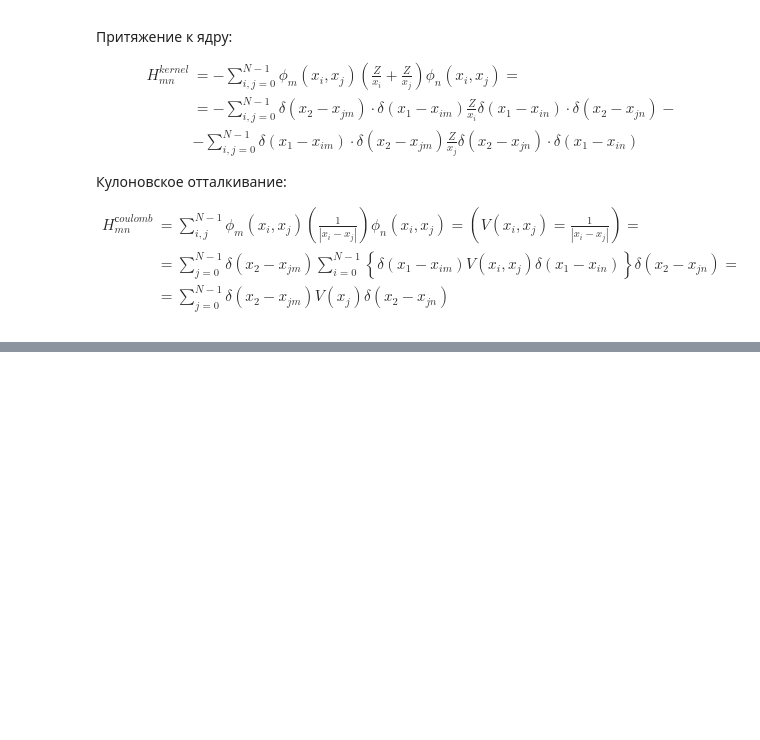
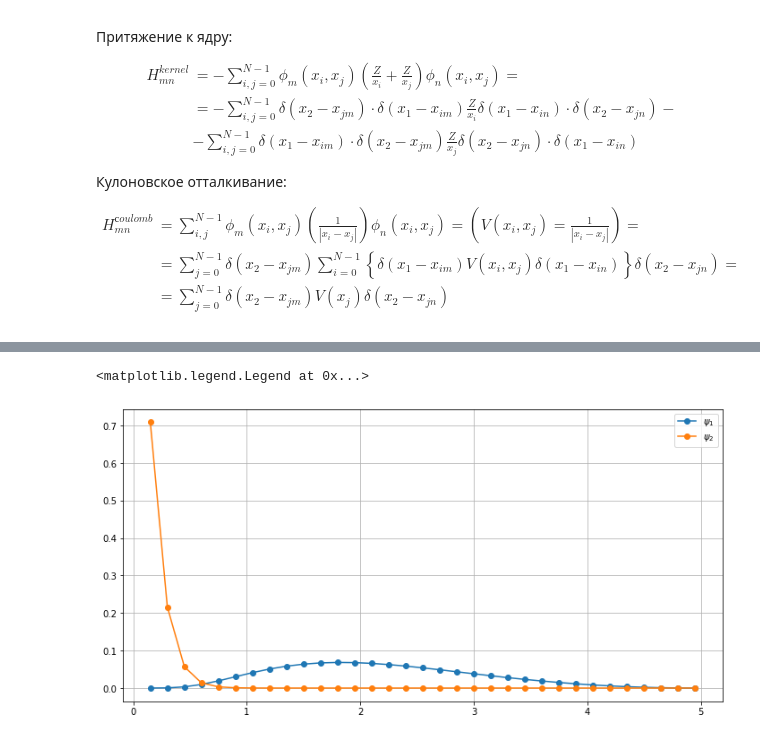
Before and after one commit to AlexLoner/Python_for_Science, a Jupyter notebook: Lecture_9/9_Lec.ipynb, the cells around one changed output, grey strips where cells are left out. Saved outputs shown, nothing was run; the diff lists cells and outputs as text; code cells hidden in the pictures; blank space fills up the shorter version.

```diff
--- a/Lecture_9/9_Lec.ipynb
+++ b/Lecture_9/9_Lec.ipynb
@@ -81,3 +132,9 @@ $$\psi(x_1, x_2) = \sum_{i, j}\phi(x_{i}, x_{j} \psi(x_1, x_2) = \sum_{i, j}\del
+# %%
+phi =np.zeros((N**2, 2*N))
+for i in range(N):
+    for j in range(N):
+        phi[i*N +j, i] = 1
+        phi[i*N +j, j + N] = 1
 # %% [markdown]
 Соберем матрицу H
 # %% [markdown]
@@ -106,0 +229,3 @@ $$\psi(x_1, x_2) = \sum_{i, j}\phi(x_{i}, x_{j} \psi(x_1, x_2) = \sum_{i, j}\del
+# %%
+e, v = np.linalg.eig(H)
+indx = np.argsort(e)
@@ -106,0 +237,16 @@ $$\psi(x_1, x_2) = \sum_{i, j}\phi(x_{i}, x_{j} \psi(x_1, x_2) = \sum_{i, j}\del
+# %%
+alpha = v[:, indx[1]] @ phi
+alpha1 = alpha[:N]
+alpha2 = alpha[N:]
+
+alpha1 /= np.linalg.norm(alpha1, 2)
+alpha2 /= np.linalg.norm(alpha2, 2)
+# %%
+plt.figure(figsize=(12,6))
+plt.grid(lw=0.75)
+plt.plot(x, np.abs(alpha1) ** 2, '-o', label='$\psi_1$')
+plt.plot(x, np.abs(alpha2) ** 2, '-o', label='$\psi_2$')
+plt.legend()
+# %% [output]
+<matplotlib.legend.Legend at 0x...>
+[figure, added]
```
Also changed, not shown: parts of 20 cells of this notebook.
